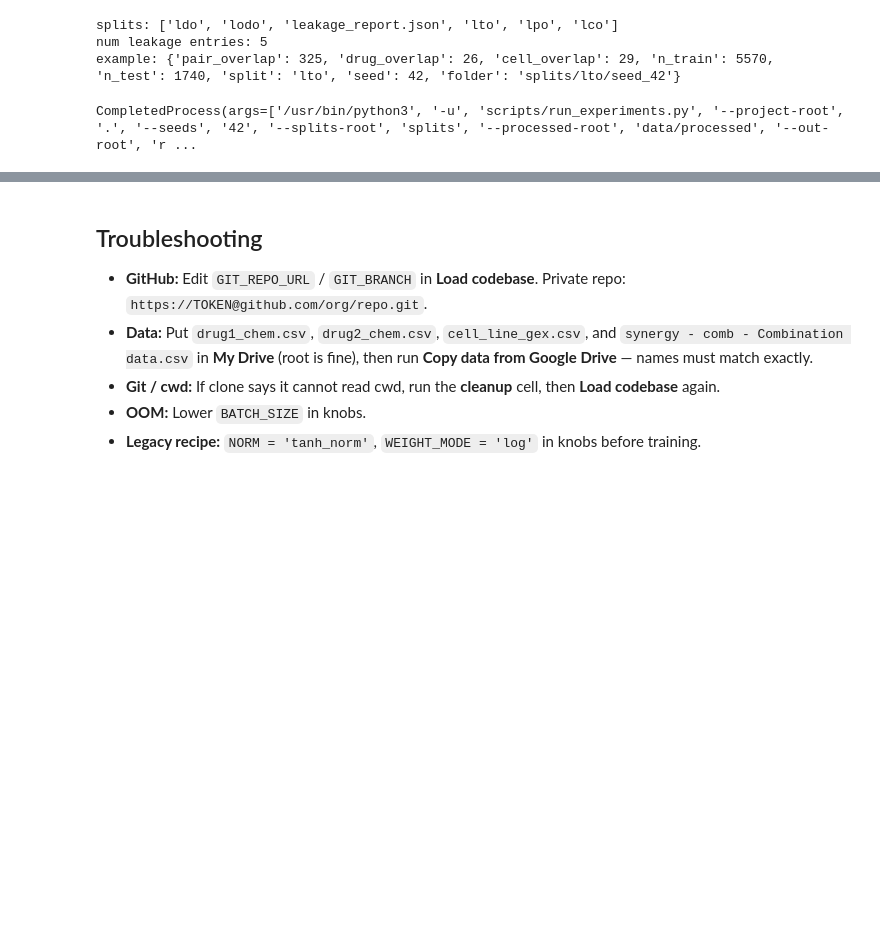
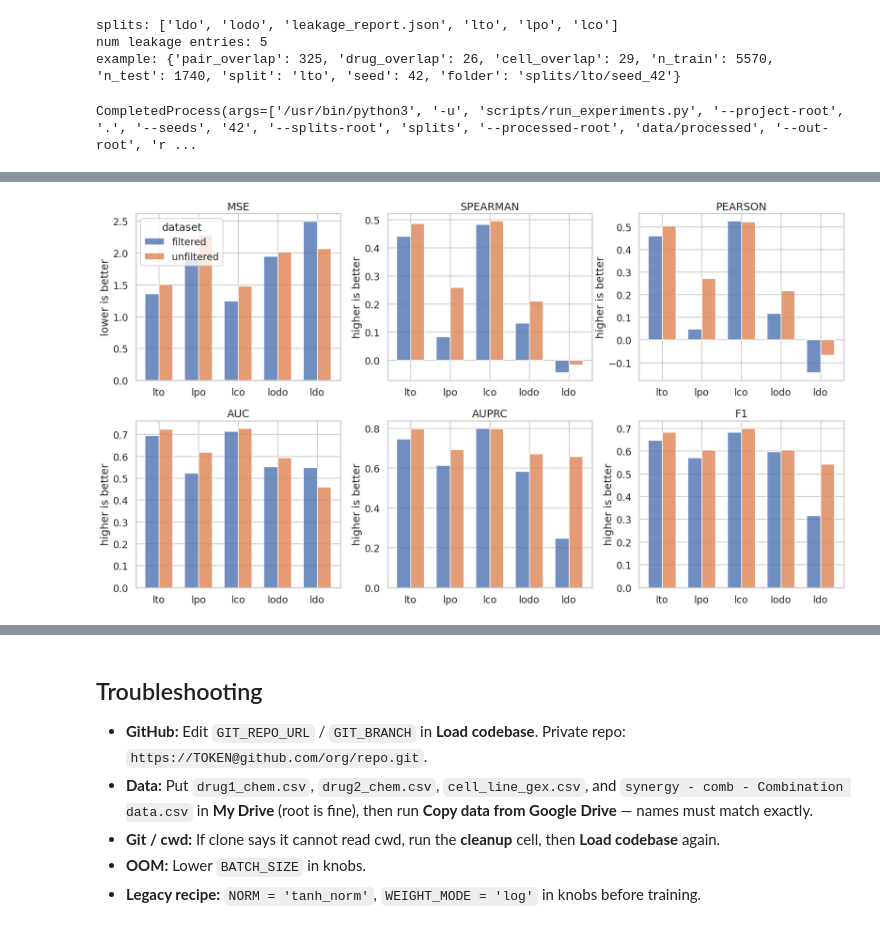
Before and after one commit to ENS491-Project-360-Team/ens_492, a Jupyter notebook: colab_run_matchmaker.ipynb, the cells around one changed output, grey strips where cells are left out. Saved outputs shown, nothing was run; the diff lists cells and outputs as text; code cells hidden in the pictures; blank space fills up the shorter version.

Commit message:
results of the filtered modelled with minmax

```diff
--- a/colab_run_matchmaker.ipynb
+++ b/colab_run_matchmaker.ipynb
@@ -481,0 +504,97 @@ else:
+# %%
+!python -m pip install -q seaborn
+from pathlib import Path
+import numpy as np
+import pandas as pd
+import seaborn as sns
+import matplotlib.pyplot as plt
+
+# Primary: aggregated metrics from scripts/run_experiments.py → results/per_split_seed_metrics.csv
+csv_path = Path("results/per_split_seed_metrics.csv")
+
+# Optional fallback: uncomment and set if training wrote outputs elsewhere / you copied from Drive.
+# csv_path = Path("/content/drive/MyDrive/matchmaker_runs/.../results/per_split_seed_metrics.csv")
+
+if not csv_path.is_file():
+    raise FileNotFoundError(
+        "No metrics file at {!r}. Run Step D (training) first, or set csv_path.".format(csv_path.resolve())
+    )
+
+df = pd.read_csv(csv_path)
+
+split_order = ["lto", "lpo", "lco", "lodo", "ldo"]
+df["split"] = pd.Categorical(df["split"], categories=split_order, ordered=True)
+
+metrics = ["mse", "spearman", "pearson", "auc", "auprc", "f1"]
+
+# ---- aggregate mean±std over seeds ----
+agg = (
+    df.groupby(["dataset", "split"], observed=True)[metrics]
+    .agg(["mean", "std"])
+    .reset_index()
+)
+agg.columns = ["dataset", "split"] + ["{}_{}".format(m, s) for m in metrics for s in ["mean", "std"]]
+
+# ---- 1) Bar charts mean±std (2×3) ----
+sns.set(style="whitegrid", context="talk")
+fig, axes = plt.subplots(2, 3, figsize=(18, 10))
+axes = axes.flatten()
+
+for i, m in enumerate(metrics):
+    ax = axes[i]
+    sub = agg[["dataset", "split", "{}_mean".format(m), "{}_std".format(m)]].copy()
+    for j, ds in enumerate(sorted(sub["dataset"].unique())):
+        ds_sub = sub[sub["dataset"] == ds].sort_values("split")
+        x = np.arange(len(ds_sub)) + (j - 0.5) * 0.35
+        ax.bar(x, ds_sub["{}_mean".format(m)], width=0.35, label=ds if i == 0 else None, alpha=0.8)
+        ax.errorbar(
+            x,
+            ds_sub["{}_mean".format(m)],
+            yerr=ds_sub["{}_std".format(m)],
+            fmt="none",
+            capsize=3,
+            color="black",
+            lw=1,
+        )
+
+    ax.set_title(m.upper())
+    ax.set_xticks(np.arange(len(split_order)))
+    ax.set_xticklabels(split_order)
+    ax.set_ylabel("lower is better" if m == "mse" else "higher is better")
+
+axes[0].legend(title="dataset")
+plt.tight_layout()
+plt.show()
+
+# ---- 2) Heatmaps of mean metric matrix (one figure per dataset) ----
+for ds in sorted(df["dataset"].unique()):
+    mat = (
+        df.loc[df["dataset"] == ds]
+        .groupby("split", observed=True)[metrics]
+        .mean()
+        .reindex(split_order)
+    )
+
+    plt.figure(figsize=(10, 4))
+    sns.heatmap(mat, annot=True, fmt=".3f", cmap="viridis")
+    plt.title("Mean metrics by split ({})".format(ds))
+    plt.yticks(rotation=0)
+    plt.tight_layout()
+    plt.show()
+
+# ---- 3) Seed-level strip + aggregate point (± SD) ----
+for m in ["auc", "f1", "spearman"]:
+    plt.figure(figsize=(10, 4))
+    sns.stripplot(data=df, x="split", y=m, hue="dataset", dodge=True, alpha=0.75)
+
+    kwargs = dict(data=df, x="split", y=m, hue="dataset", dodge=0.4, markers="D", linestyles="", legend=False)
+    try:
+        sns.pointplot(**kwargs, errorbar="sd")
+    except TypeError:
+        sns.pointplot(**kwargs, ci="sd")
+
+    plt.title("{} — seed-level + mean ± sd".format(m.upper()))
+    plt.tight_layout()
+    plt.show()
+# %% [output]
+[figure, added]
```
Also changed, not shown: parts of 5 cells of this notebook, 14 other files.
